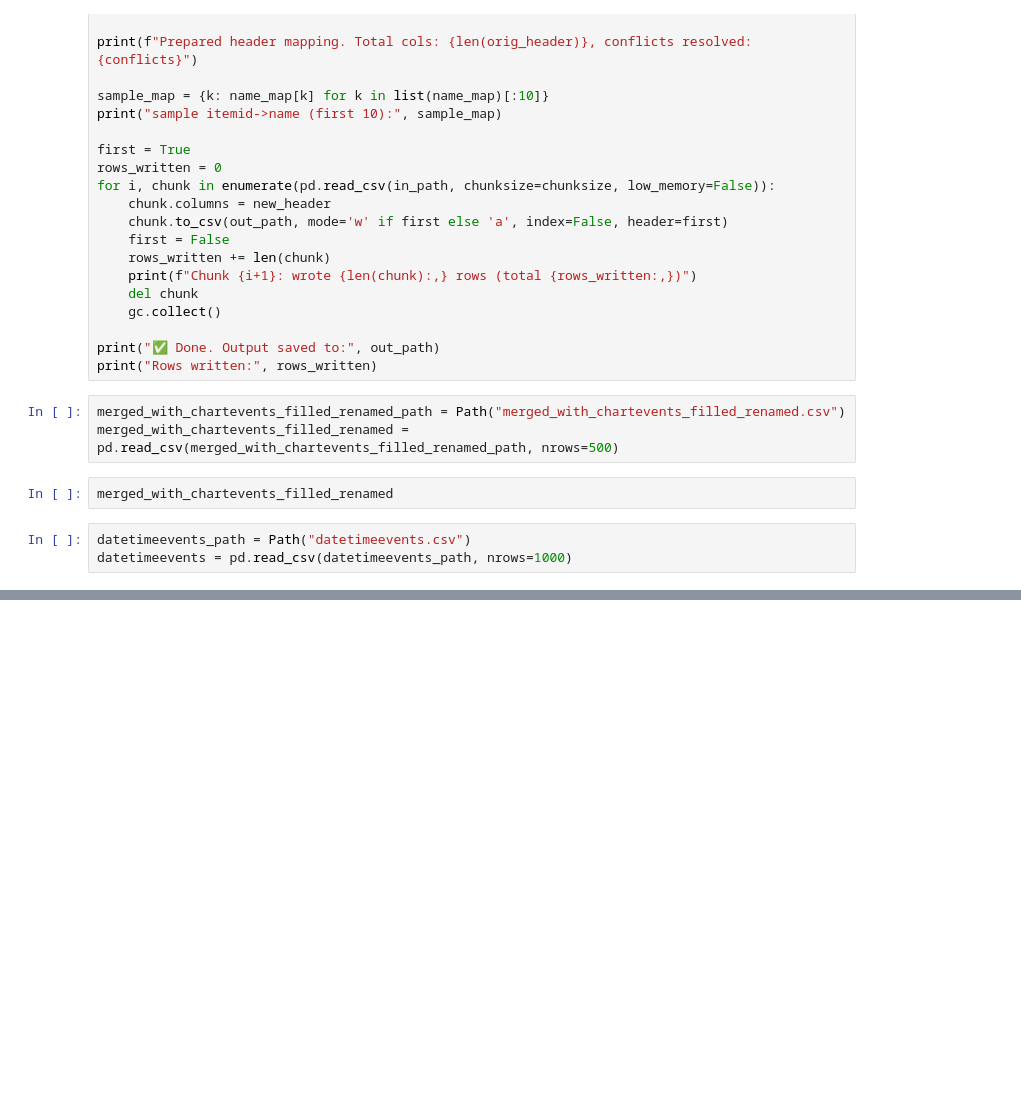
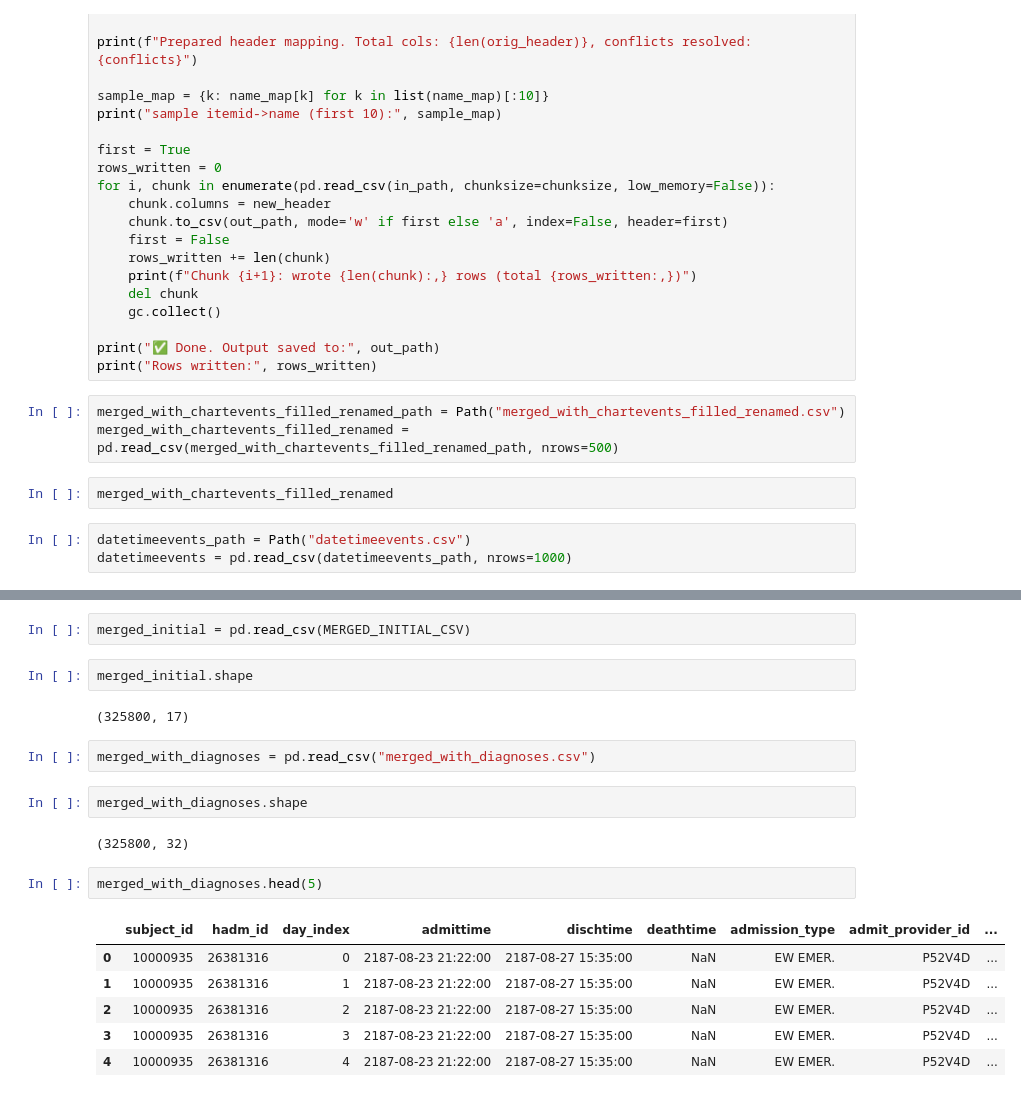
Before and after one commit to mahdi-marjani/merge-mimic-iv, a Jupyter notebook: merge.ipynb, the cells around one changed output, grey strips where cells are left out. Saved outputs shown, nothing was run; the diff lists cells and outputs as text; blank space fills up the shorter version.

Commit message:
add diagnoses

```diff
--- a/merge.ipynb
+++ b/merge.ipynb
@@ -669,0 +833,21 @@ datetimeevents.head(100)
+# %%
+merged_initial = pd.read_csv(MERGED_INITIAL_CSV)
+# %%
+merged_initial.shape
+# %% [output]
+(325800, 17)
+# %%
+merged_with_diagnoses = pd.read_csv("merged_with_diagnoses.csv")
+# %%
+merged_with_diagnoses.shape
+# %% [output]
+(325800, 32)
+# %%
+merged_with_diagnoses.head(5)
+# %% [output]
+|  | subject_id | hadm_id | day_index | admittime | dischtime | deathtime | admission_type | admit_provider_id | ... |
+| 0 | 10000935 | 26381316 | 0 | 2187-08-23 21:22:00 | 2187-08-27 15:35:00 | NaN | EW EMER. | P52V4D | ... |
+| 1 | 10000935 | 26381316 | 1 | 2187-08-23 21:22:00 | 2187-08-27 15:35:00 | NaN | EW EMER. | P52V4D | ... |
+| 2 | 10000935 | 26381316 | 2 | 2187-08-23 21:22:00 | 2187-08-27 15:35:00 | NaN | EW EMER. | P52V4D | ... |
+| 3 | 10000935 | 26381316 | 3 | 2187-08-23 21:22:00 | 2187-08-27 15:35:00 | NaN | EW EMER. | P52V4D | ... |
+| 4 | 10000935 | 26381316 | 4 | 2187-08-23 21:22:00 | 2187-08-27 15:35:00 | NaN | EW EMER. | P52V4D | ... |
```
Also changed, not shown: parts of 6 cells of this notebook.
